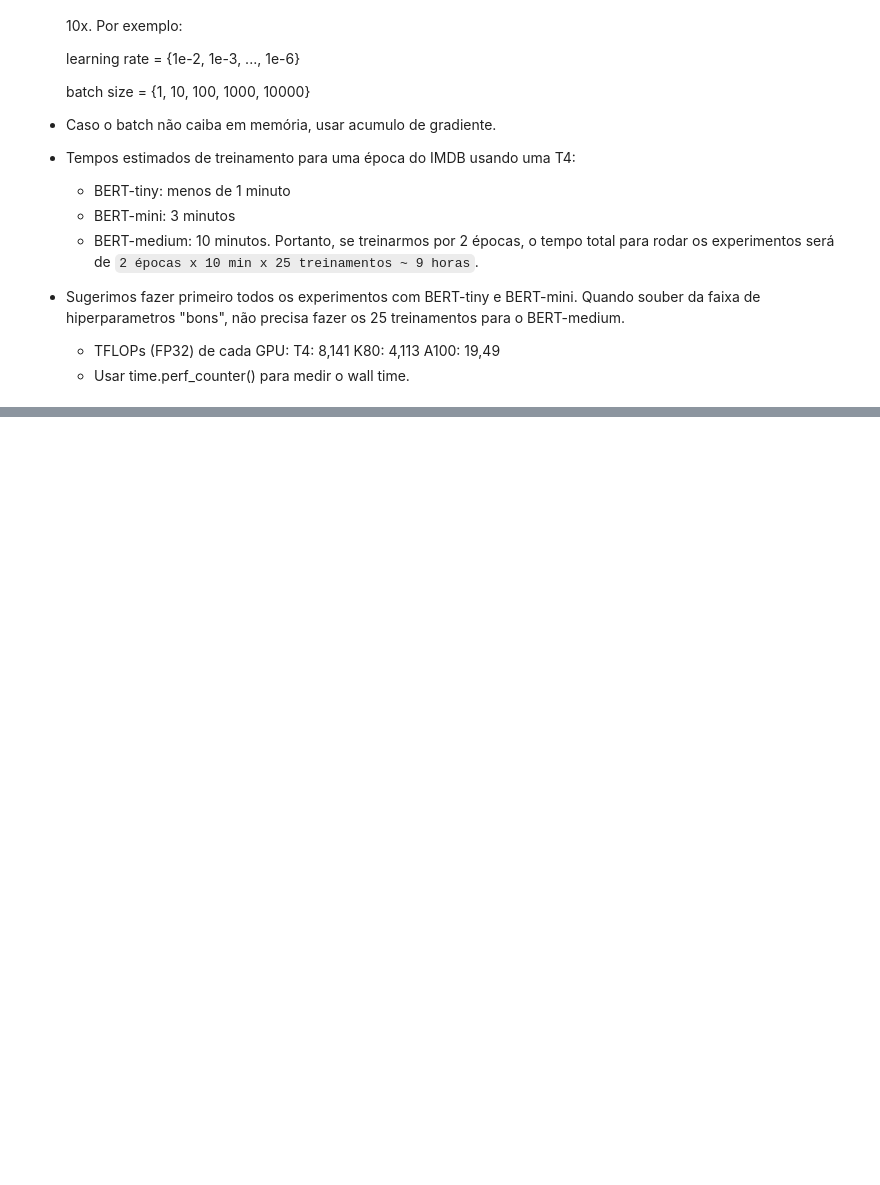
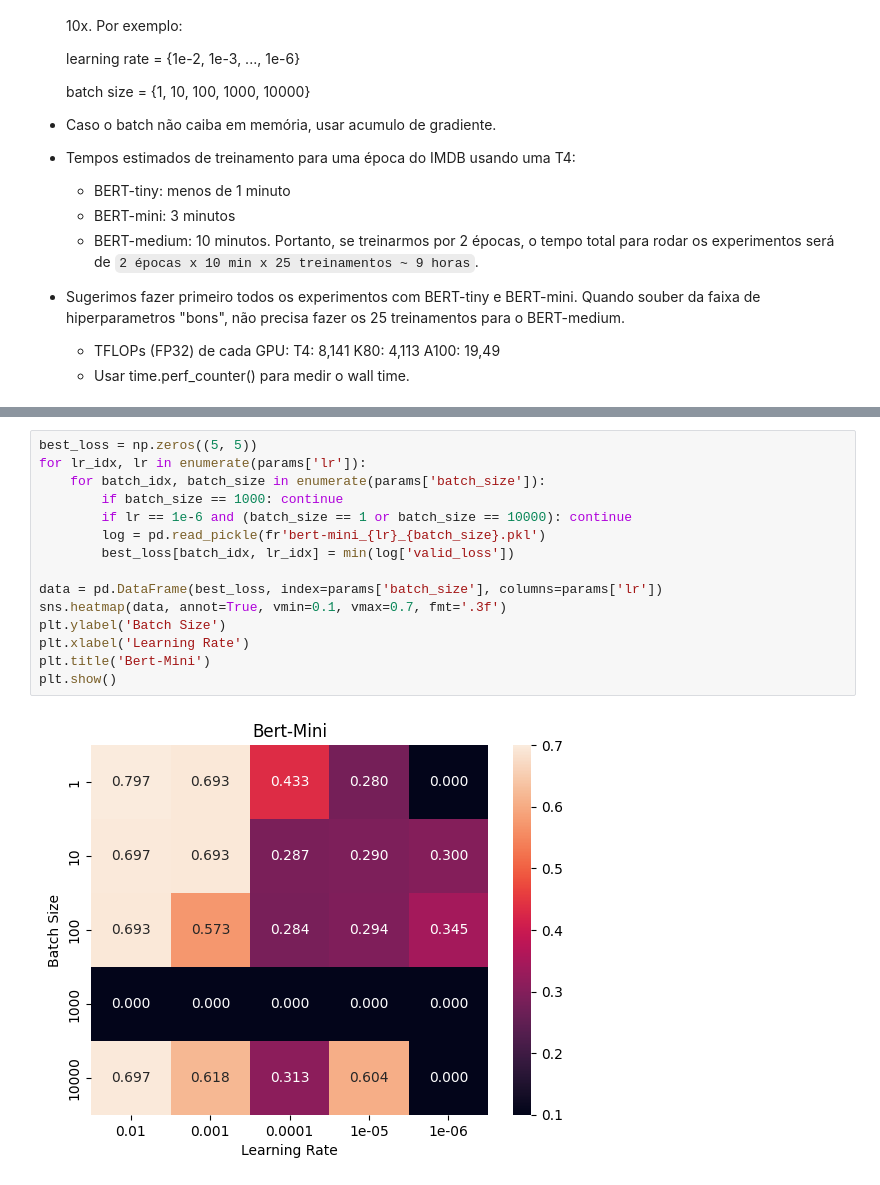
Before and after one commit to mclindino/Natural-Language-Processing, a Jupyter notebook: Parameters Analysis.ipynb, the cells around one changed output, grey strips where cells are left out. Drawn from its saved outputs; the diff is of its cells as text; blank space fills up the shorter version.

```diff
--- a/Parameters Analysis.ipynb
+++ b/Parameters Analysis.ipynb
@@ -232,0 +419,17 @@ for x, y in zip(x_valid[-3:], y_valid[-3:]):
+# %%
+best_loss = np.zeros((5, 5))
+for lr_idx, lr in enumerate(params['lr']):
+    for batch_idx, batch_size in enumerate(params['batch_size']):
+        if batch_size == 1000: continue
+        if lr == 1e-6 and (batch_size == 1 or batch_size == 10000): continue
+        log = pd.read_pickle(fr'bert-mini_{lr}_{batch_size}.pkl')
+        best_loss[batch_idx, lr_idx] = min(log['valid_loss'])
+
+data = pd.DataFrame(best_loss, index=params['batch_size'], columns=params['lr'])
+sns.heatmap(data, annot=True, vmin=0.1, vmax=0.7, fmt='.3f')
+plt.ylabel('Batch Size')
+plt.xlabel('Learning Rate')
+plt.title('Bert-Mini')
+plt.show()
+# %% [output]
+[figure, added]
```
Also changed, not shown: parts of 32 cells of this notebook.
